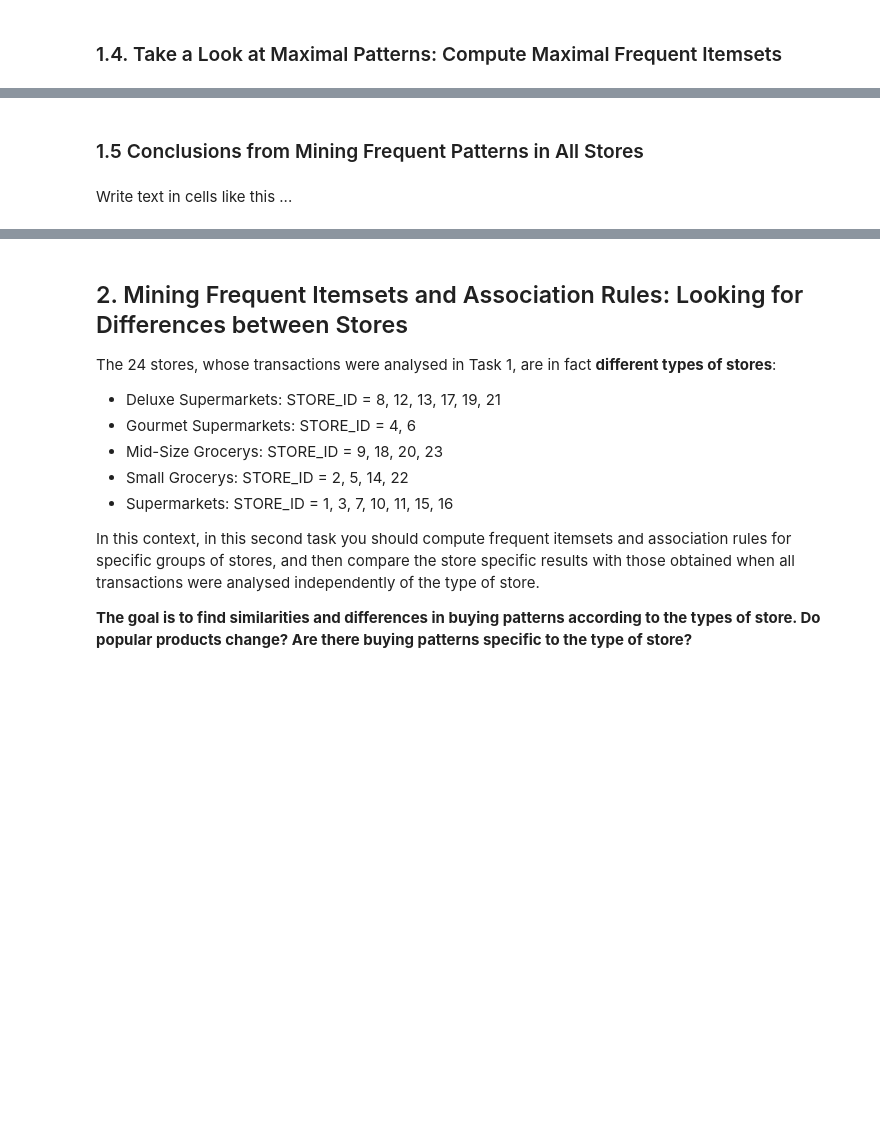
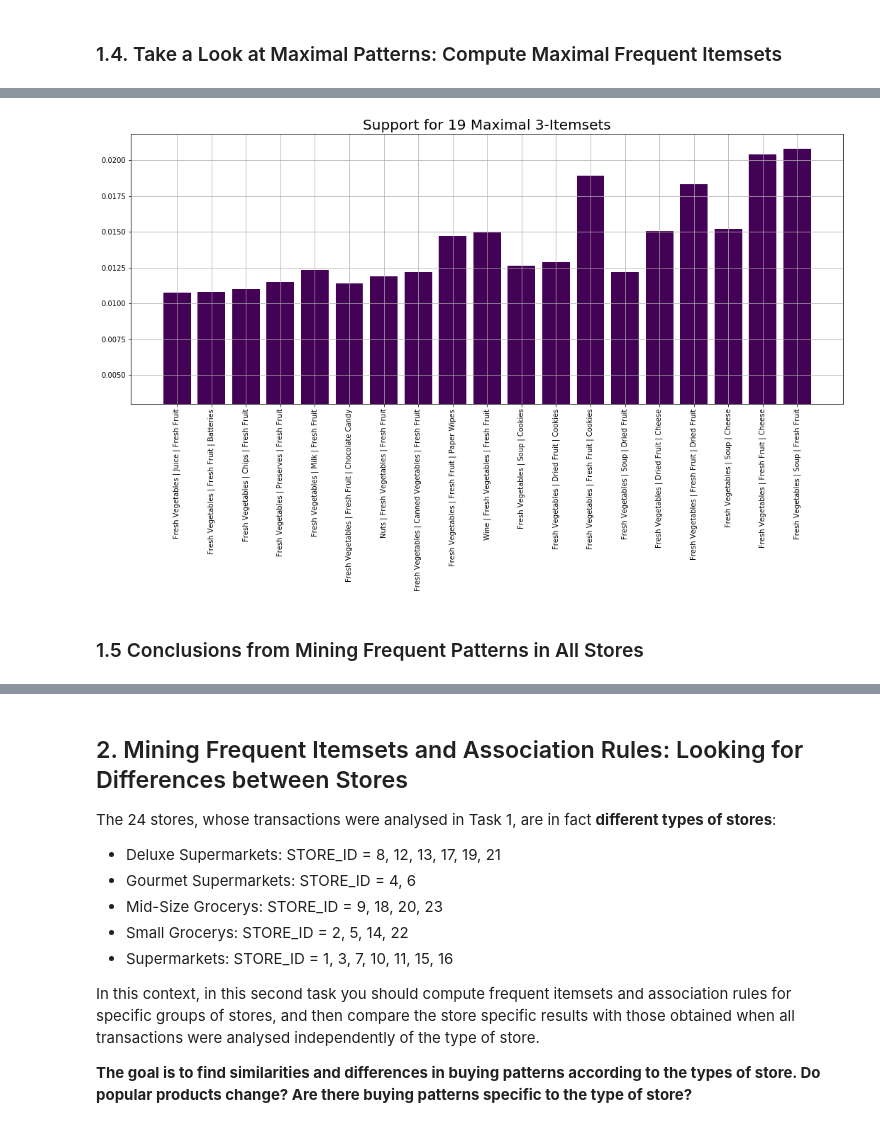
Before and after one commit to PedroCotovio/PD_1_Pattern_Mining, a Jupyter notebook: PD_201920_Project.ipynb, the cells around one changed output, grey strips where cells are left out. Drawn from its saved outputs; the diff is of its cells as text; code cells hidden in the pictures; blank space fills up the shorter version.

```diff
--- a/PD_201920_Project.ipynb
+++ b/PD_201920_Project.ipynb
@@ -372,0 +657,10 @@ Write text in cells like this ...
+# %%
+# Compute itemsets ordered by length (descending)
+
+min_support=0.003
+
+maximal_frequent = all_stores.create_item_set(algorithm='fpmax', min_support=min_support, order=False, length=[3,3])
+
+print('{} Maximal Itemsets with at least {} % support'.format(len(maximal_frequent), min_support*100))
+
+maximal_frequent.head(10)
@@ -373,4 +680,16 @@ Write text in cells like this ...
+# %%
+items = ['{} | {} | {}'.format(list(item_set)[0], list(item_set)[1], list(item_set)[2])
+         for item_set in maximal_frequent['itemsets'].values]
+
+plt.rcParams['figure.figsize'] = (18, 7)
+color = plt.cm.viridis(1)
+plt.bar(items, maximal_frequent['support'].values, color=color)
+plt.title('Support for {} Maximal 3-Itemsets'.format(len(maximal_frequent)), fontsize = 20)
+plt.xticks(rotation = 90 )
+plt.ylim(bottom=min_support)
+plt.grid()
+plt.show()
+# %% [output]
+[figure, added]
 # %% [markdown]
 ### 1.5 Conclusions from Mining Frequent Patterns in All Stores
-# %% [markdown]
-Write text in cells like this ...
```
Also changed, not shown: parts of 104 cells of this notebook, 7 other files.
